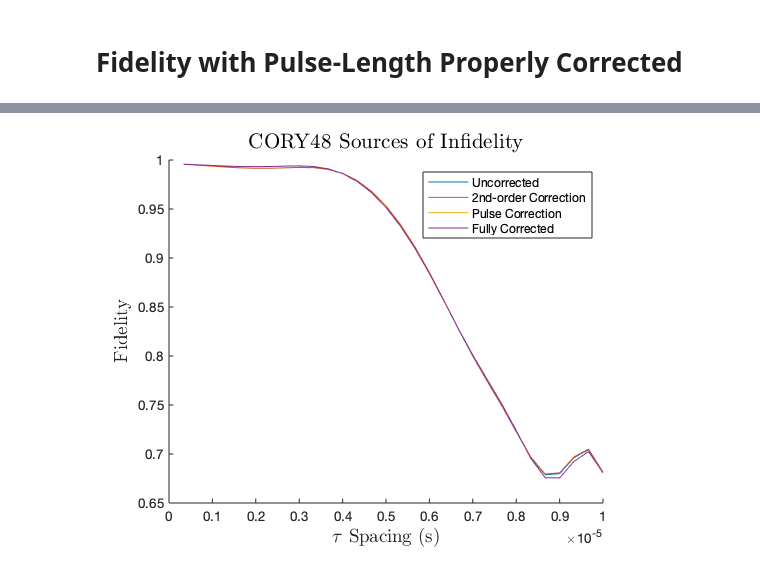
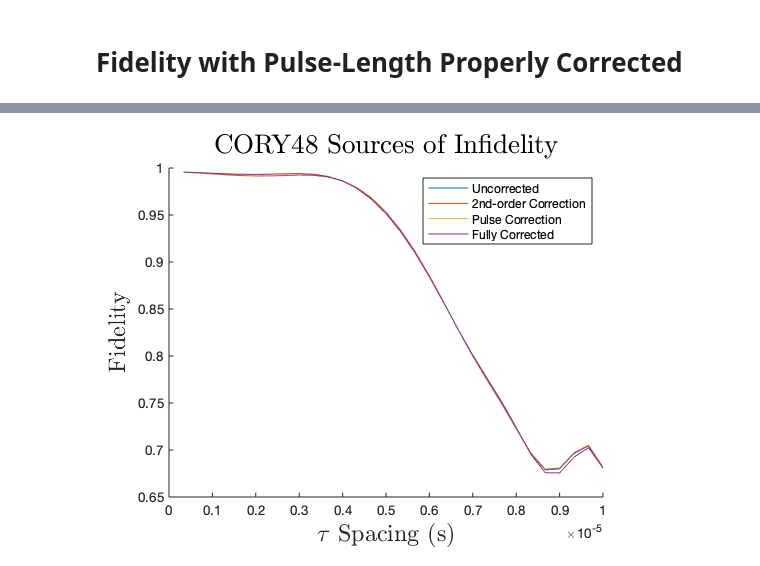
Before and after one commit to wynter-alford/spin-tools, a Jupyter notebook: Magnus Tools.ipynb, the cells around one changed output, grey strips where cells are left out. Cells and saved outputs as stored; diff of their text form; code cells hidden in the pictures.

```diff
--- a/Magnus Tools.ipynb
+++ b/Magnus Tools.ipynb
@@ -2328,16 +2331,16 @@ set(h,'interpreter','latex','fontsize',14);
 # %%
 hold on
 plot(cT_taus,cT_f0s)
 plot(cT_taus,cT_f2s)
 plot(cT_taus,cT_Df0s)
 plot(cT_taus,cT_Df2s)
 legend('Uncorrected','2nd-order Correction','Pulse Correction','Fully Corrected')
 
 h=title('CORY48 Sources of Infidelity');
-set(h,'interpreter','latex','fontsize', 16);
+set(h,'interpreter','latex','fontsize', 20);
 h = xlabel('$\tau$ Spacing (s)');
-set(h,'interpreter','latex','fontsize',14);
+set(h,'interpreter','latex','fontsize',18);
 h = ylabel('Fidelity');
-set(h,'interpreter','latex','fontsize',14);
+set(h,'interpreter','latex','fontsize',18);
 # %% [output]
-[figure, old version]
+[figure, new version]
```
Also changed, not shown: parts of 32 cells of this notebook, 15 other files.
